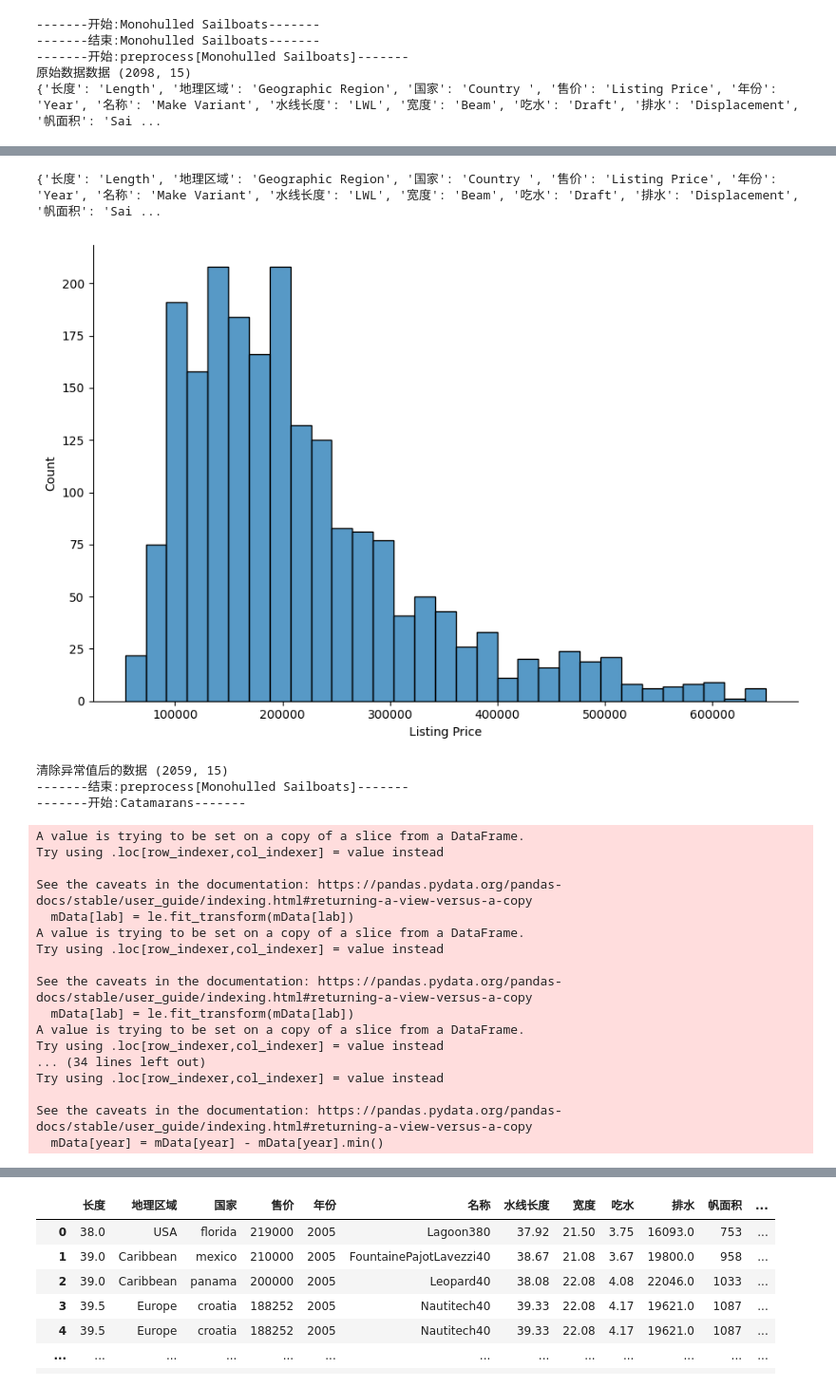
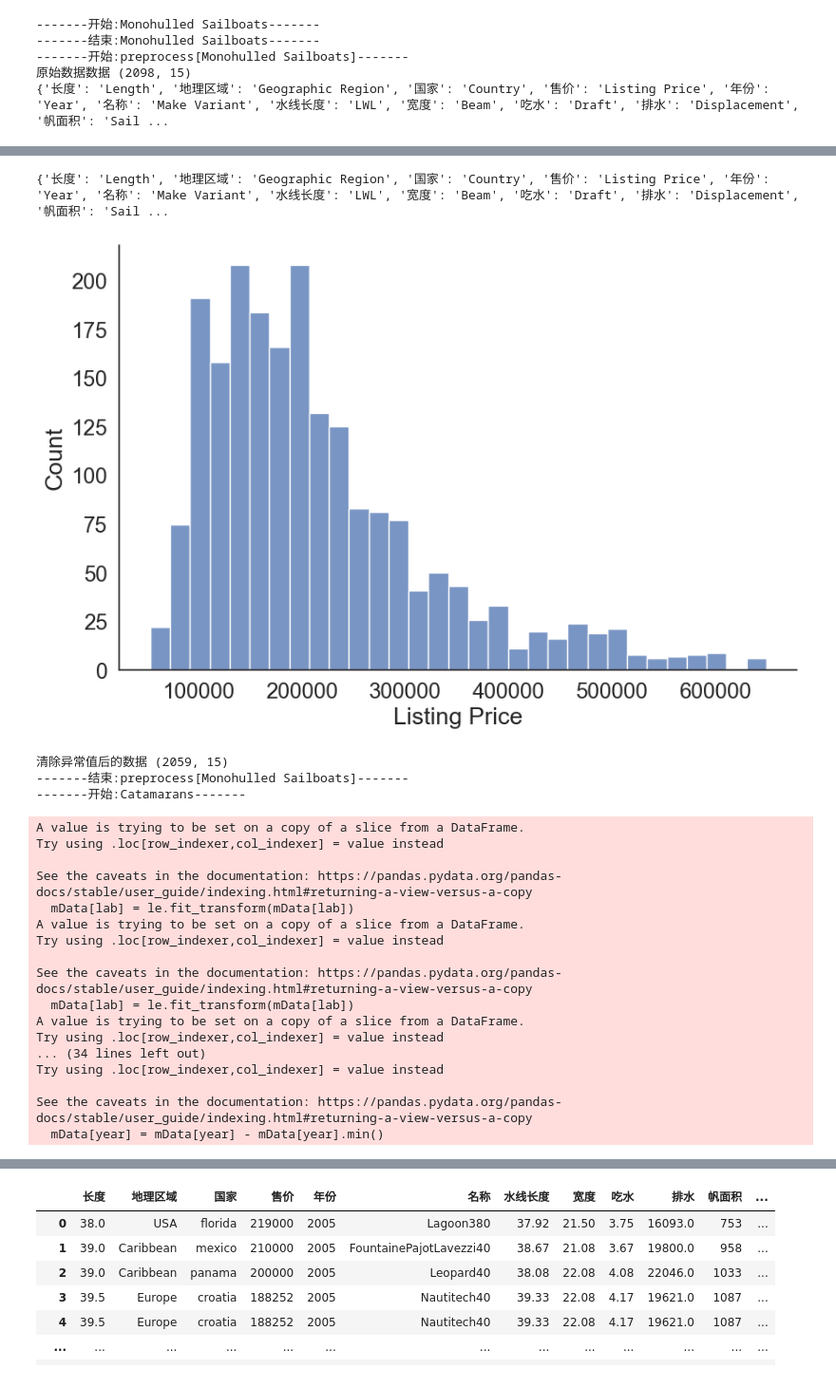
Before and after one commit to james-curtis/2023SpringMCM, a Jupyter notebook: T1/数据预处理/数据预处理.ipynb, the cells around one changed output, grey strips where cells are left out. Shown at 95% size. Saved outputs shown, nothing was run; the diff lists cells and outputs as text; code cells hidden in the pictures.

```diff
--- a/T1/数据预处理/数据预处理.ipynb
+++ b/T1/数据预处理/数据预处理.ipynb
@@ -4,11 +4,14 @@ import numpy as np
 import seaborn as sns
 import matplotlib.pyplot as plt
 
+sns.set(style="white", font_scale=1.6)
+
+
 def chinese2english(df):
     columnsDict = {
         'Length': '长度',
         'Geographic Region': '地理区域',
-        'Country ': '国家',
+        'Country': '国家',
         'Listing Price': '售价',
         'Year': '年份',
         'Make Variant': '名称',
@@ -197,6 +199,7 @@ dataDict = {
 }
 encodeDataDict = {}
 noEncodeDataDict = {}
+combindDataDict = {}
 
 for sheetName in sheetNameList:
     # 拼接三表之后的数据
@@ -223,14 +226,15 @@ def combind(dataDict, sheetName, typeCol='类型'):
 
     # 将合并后的数据保存到新的 Excel 文件
     combindDf.to_excel(xlsxWriter, sheet_name=sheetName, index=False)
+    return combindDf
 
 
 '''
 未编码汇总
 已编码汇总
 '''
-combind(encodeDataDict, '已编码汇总')
-combind(noEncodeDataDict, '未编码汇总')
+combindDataDict['已编码汇总'] = combind(encodeDataDict, '已编码汇总')
+combindDataDict['未编码汇总'] = combind(noEncodeDataDict, '未编码汇总')
 
 xlsxWriter.save()
 print('success')
@@ -239,4 +243,4 @@ print('success')
 -------结束:Monohulled Sailboats-------
 -------开始:preprocess[Monohulled Sailboats]-------
 原始数据数据 (2098, 15)
-{'长度': 'Length', '地理区域': 'Geographic Region', '国家': 'Country ', '售价': 'Listing Price', '年份': 'Year', '名称': 'Make Variant', '水线长度': 'LWL', '宽度': 'Beam', '吃水': 'Draft', '排水': 'Displacement', '帆面积': 'Sai ...
+{'长度': 'Length', '地理区域': 'Geographic Region', '国家': 'Country', '售价': 'Listing Price', '年份': 'Year', '名称': 'Make Variant', '水线长度': 'LWL', '宽度': 'Beam', '吃水': 'Draft', '排水': 'Displacement', '帆面积': 'Sail ...
@@ -244,5 +248,5 @@ print('success')
-{'长度': 'Length', '地理区域': 'Geographic Region', '国家': 'Country ', '售价': 'Listing Price', '年份': 'Year', '名称': 'Make Variant', '水线长度': 'LWL', '宽度': 'Beam', '吃水': 'Draft', '排水': 'Displacement', '帆面积': 'Sai ...
+{'长度': 'Length', '地理区域': 'Geographic Region', '国家': 'Country', '售价': 'Listing Price', '年份': 'Year', '名称': 'Make Variant', '水线长度': 'LWL', '宽度': 'Beam', '吃水': 'Draft', '排水': 'Displacement', '帆面积': 'Sail ...
-[figure, old version]
+[figure, new version]
 清除异常值后的数据 (2059, 15)
 -------结束:preprocess[Monohulled Sailboats]-------
 -------开始:Catamarans-------
```
Also changed, not shown: parts of 5 cells of this notebook, 7 other files.
